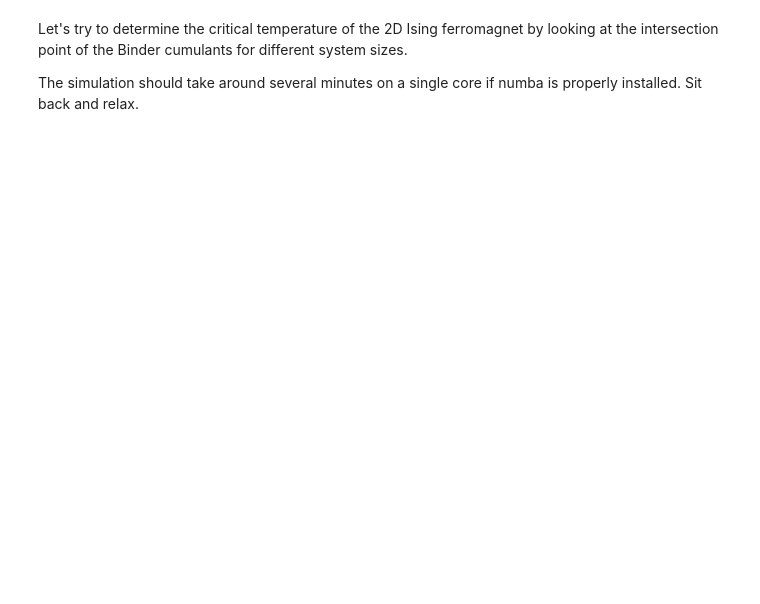
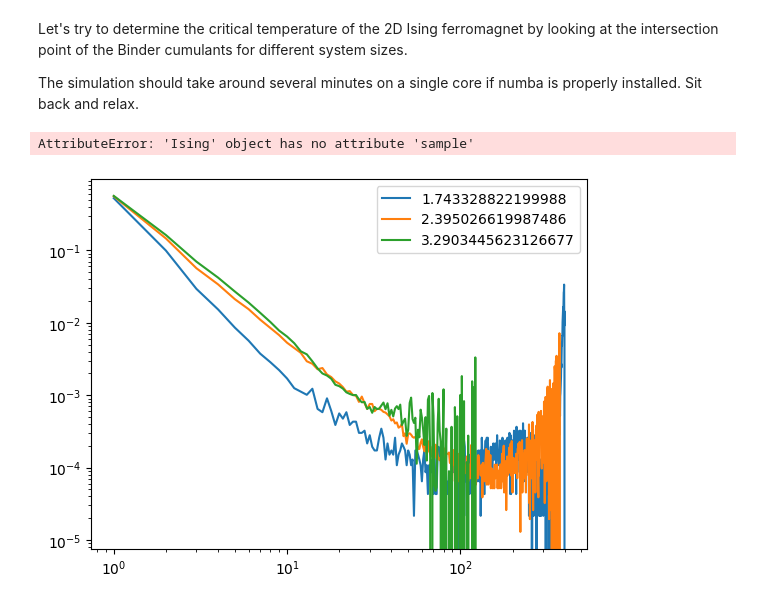
Before and after one commit to PeaBrane/peapods, a Jupyter notebook: tutorial.ipynb, the cells around one changed output. Cells and saved outputs as stored; diff of their text form; code cells hidden in the pictures; blank space fills up the shorter version.

```diff
--- a/tutorial.ipynb
+++ b/tutorial.ipynb
@@ -3,14 +3,32 @@ Let's try to determine the critical temperature of the 2D Ising ferromagnet by l
 
 The simulation should take around several minutes on a single core if numba is properly installed. Sit back and relax.
 # %%
+import importlib
+
 import numpy as np
-from spin_models import Ising  # First, we import the Ising class
 
-lattice_shapes = [(10, 10), (20, 20), (40, 40)]  # specify the lattice shapes we need
-temperatures = np.geomspace(1, 4, 30)  # specify the temperatures for simulation
+import spin_models
+importlib.reload(spin_models)
+from spin_models import Ising
+
+lattice_shapes = [(10, 10), (20, 20)]  # specify the lattice shapes we need
+temperatures = np.geomspace(0.1, 10, 30)  # specify the temperatures for simulation
 isings = [Ising(shape, temperatures=temperatures) for shape in lattice_shapes]   # initialize the Ising instances
 
 for ising in isings:
-    ising.parallel_tempering(2**12, cluster_update=True)
-    # ising.update_spins(n_sweeps=2**10, cluster_update=True)  # simulate them using single spin-flips with Wolff updates
+    ising.sample(2**14, cluster_update_interval=2**3, pt_interval=1)
+# %% [output]
+AttributeError: 'Ising' object has no attribute 'sample'
+# %%
+from matplotlib import pyplot as plt
+
+csds = isings[1].csds_stat.average[18:24:2]
+
+plt.plot(np.arange(1, 401), csds.T)
+plt.xscale('log')
+plt.yscale('log')
+plt.legend(temperatures[18:24:2])
+plt.show()
+# %% [output]
+[figure, added]
 # %%
```
Also changed, not shown: parts of 1 cell of this notebook, 3 other files.
